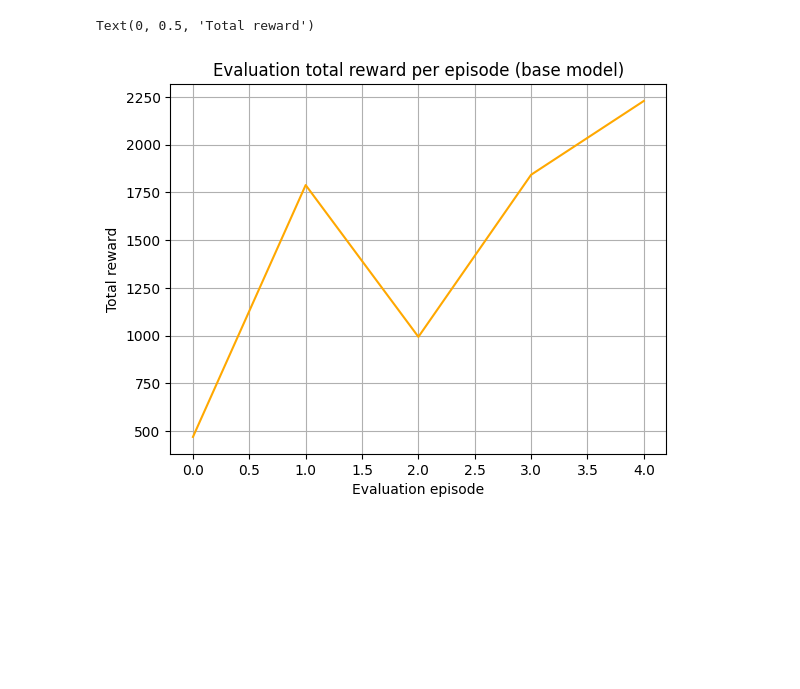
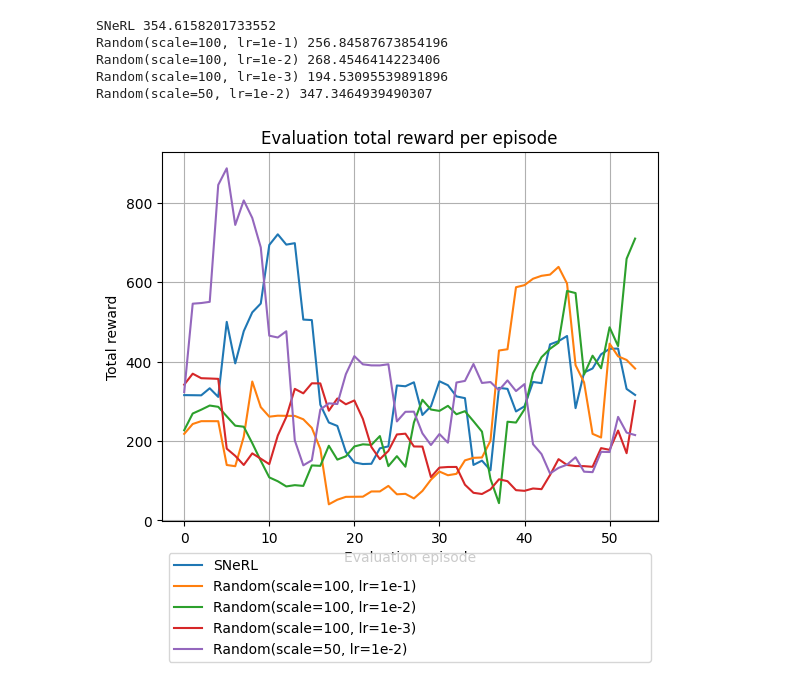
Before and after one commit to KutayDemiray/CS559, a Jupyter notebook: snerl/results.ipynb, the cells around one changed output. Saved outputs shown, nothing was run; the diff lists cells and outputs as text; code cells hidden in the pictures; blank space fills up the shorter version.

```diff
--- a/snerl/results.ipynb
+++ b/snerl/results.ipynb
@@ -33,0 +213,9 @@ color = (1, 168/255, 0) # tensorflow orange
+# %%
+# soccer
+window_len = 18 # convention is 30 for 1m steps, which corresponds to 12 in 400k
+snerl_indices = [0, 11, 13, 15, 17, 19]
+rnd_indices = [1, 2, 3, 10]
+exp_indices = snerl_indices + rnd_indices #, 10, 13, 16]
+
+for i in exp_indices:
+    print(legend[i])
@@ -34,12 +325,21 @@ color = (1, 168/255, 0) # tensorflow orange
 # %%
-# actor loss
+# critic loss
 
-actor_losses = [log["actor_loss"] for log in list(train_log.values())[2:]] # first 2 steps don't have loss
-actor_losses = [0, 0] + actor_losses
+for i in exp_indices:
+    train_log = train_logs[i]
+    critic_losses = [log["critic_loss"] for log in list(train_log.values())[2:]] # first 2 steps don't have loss
+    critic_losses = [0, 0] + critic_losses
+    print(np.max(critic_losses))
+    critic_losses = np.convolve(critic_losses, np.ones(2 * window_len)/(2 * window_len), mode='valid')
+    plt.plot(critic_losses)
 
-plt.plot(actor_losses, color="red")
+
+
+plt.title("Critic loss per training episode")
 plt.grid()
-plt.title("Actor loss per training episode (base model)")
+plt.legend(legend[exp_indices], loc="lower left", mode="expand", bbox_to_anchor = (0, -0.4, 1, 0.2))
 plt.xlabel("Training episode")
 plt.ylabel("Loss")
+plt.ylim((0, 200))
+plt.show()
 # %% [output]
@@ -62,10 +420,24 @@ Text(0, 0.5, 'Loss')
 # %%
-eval_rewards = [log["mean_episode_reward"] for log in eval_log.values()]
-plt.plot(eval_rewards, color=color)
+max_idx = 0
+max_val = 0
+for i in exp_indices:
+    eval_log = eval_logs[i]
+    eval_rewards = [log["mean_episode_reward"] for log in eval_log.values()]
+    eval_rewards = np.convolve(eval_rewards, np.ones(int(window_len // 2))/(window_len // 2), mode='valid')
+    print(legend[i], np.mean(eval_rewards))
+    plt.plot(eval_rewards)
+
+
+plt.title("Evaluation total reward per episode")
 plt.grid()
-plt.title("Evaluation total reward per episode (base model)")
+plt.legend(legend[exp_indices], loc="lower left", mode="expand", bbox_to_anchor = (0, -0.4, 1, 0.2))
 plt.xlabel("Evaluation episode")
 plt.ylabel("Total reward")
+plt.show()
 # %% [output]
-Text(0, 0.5, 'Total reward')
+SNeRL 354.6158201733552
+Random(scale=100, lr=1e-1) 256.84587673854196
+Random(scale=100, lr=1e-2) 268.4546414223406
+Random(scale=100, lr=1e-3) 194.53095539891896
+Random(scale=50, lr=1e-2) 347.3464939490307
-[figure, old version]
+[figure, new version]
```
Also changed, not shown: parts of 18 cells of this notebook, 9 other files.
